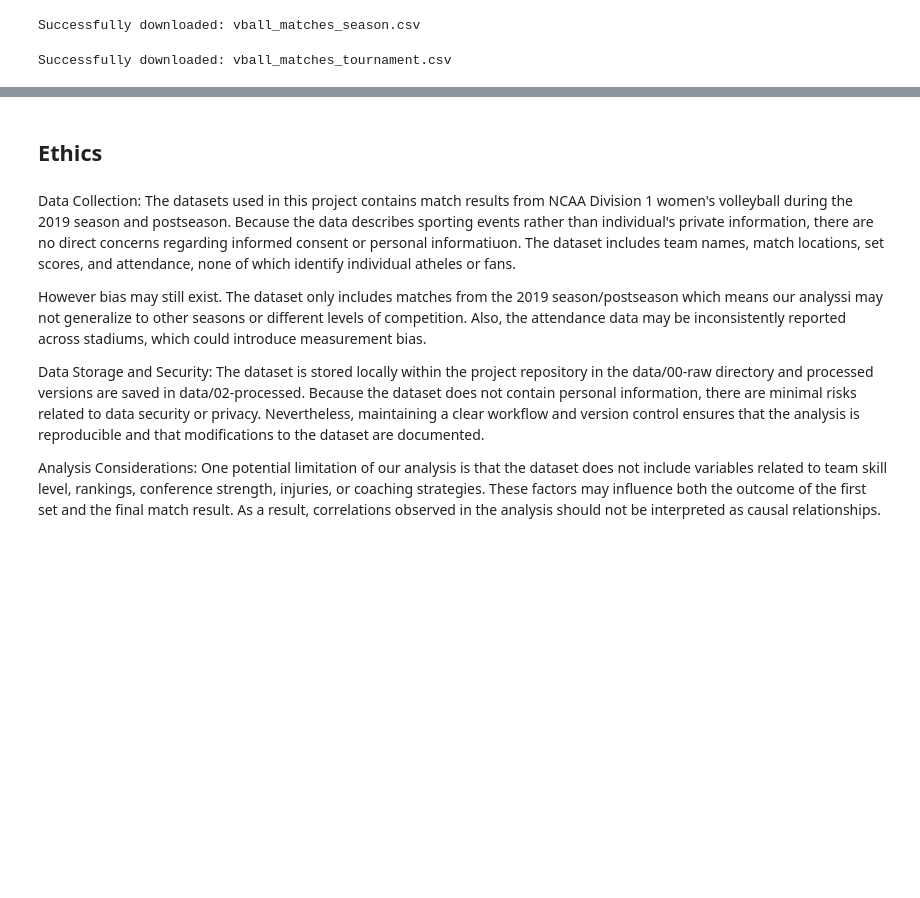
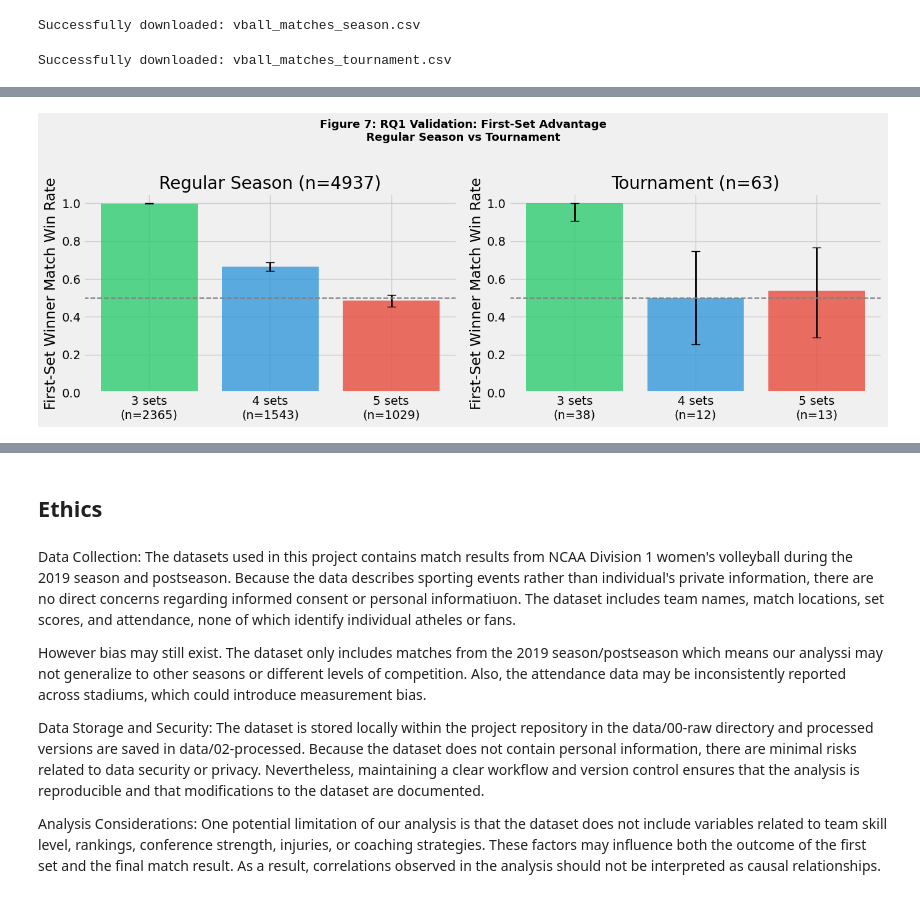
Before and after one commit to COGS108/Group028_WI26, a Jupyter notebook: 02-EDACheckpoint.ipynb, the cells around one changed output, grey strips where cells are left out. Cells and saved outputs as stored; diff of their text form; code cells hidden in the pictures; blank space fills up the shorter version.

```diff
--- a/02-EDACheckpoint.ipynb
+++ b/02-EDACheckpoint.ipynb
@@ -200,0 +357,11 @@ Some more words and stuff.  Remember notebooks work best if you interleave the c
+# %%
+t_set_counts = tournament['total_sets'].value_counts().sort_index()
+print("Tournament match length distribution:")
+for sets, count in t_set_counts.items():
+    print(f"  {sets}-set matches: {count} ({count/len(tournament):.1%})")
+
+t_win_rates = tournament.groupby('total_sets')['first_set_winner_won_match'].agg(['mean', 'sum', 'count'])
+t_win_rates.columns = ['win_rate', 'wins', 'total']
+print(f"\nTournament: First-set winner win rates by match length:")
+print(t_win_rates)
+print(f"\nOverall tournament first-set winner win rate: {tournament['first_set_winner_won_match'].mean():.1%}")
@@ -200,0 +382,32 @@ Some more words and stuff.  Remember notebooks work best if you interleave the c
+# %%
+
+fig, axes = plt.subplots(1, 2, figsize=(14, 5))
+colors_palette = ['#2ecc71', '#3498db', '#e74c3c', '#9b59b6', '#f39c12']
+
+for ax, data, title in zip(axes, [season, tournament], ['Regular Season (n={})'.format(len(season)),
+                                                          'Tournament (n={})'.format(len(tournament))]):
+    wr = data.groupby('total_sets')['first_set_winner_won_match'].agg(['mean', 'sum', 'count'])
+    wr.columns = ['win_rate', 'wins', 'total']
+
+    for i, (sets, row) in enumerate(wr.iterrows()):
+        p = row['win_rate']
+        n = int(row['total'])
+        w = int(row['wins'])
+        ci = stats.binomtest(w, n, p=0.5).proportion_ci(confidence_level=0.95, method='wilson')
+        ax.bar(i, p, color=colors_palette[i % len(colors_palette)], alpha=0.8)
+        ax.errorbar(i, p, yerr=[[p - ci.low], [ci.high - p]], fmt='none',
+                     color='black', capsize=5, linewidth=2)
+
+    ax.axhline(0.5, color='gray', linestyle='--', linewidth=1.5)
+    ax.set_xticks(range(len(wr)))
+    ax.set_xticklabels([f'{s} sets\n(n={int(wr.loc[s, "total"])})' for s in wr.index])
+    ax.set_ylabel('First-Set Winner Match Win Rate')
+    ax.set_title(title)
+    ax.set_ylim(0, 1.05)
+
+plt.suptitle('Figure 7: RQ1 Validation: First-Set Advantage\nRegular Season vs Tournament',
+             fontsize=13, fontweight='bold', y=1.02)
+plt.tight_layout()
+plt.show()
+# %% [output]
+[figure, added]
```
Also changed, not shown: parts of 25 cells of this notebook, 1 other file.
